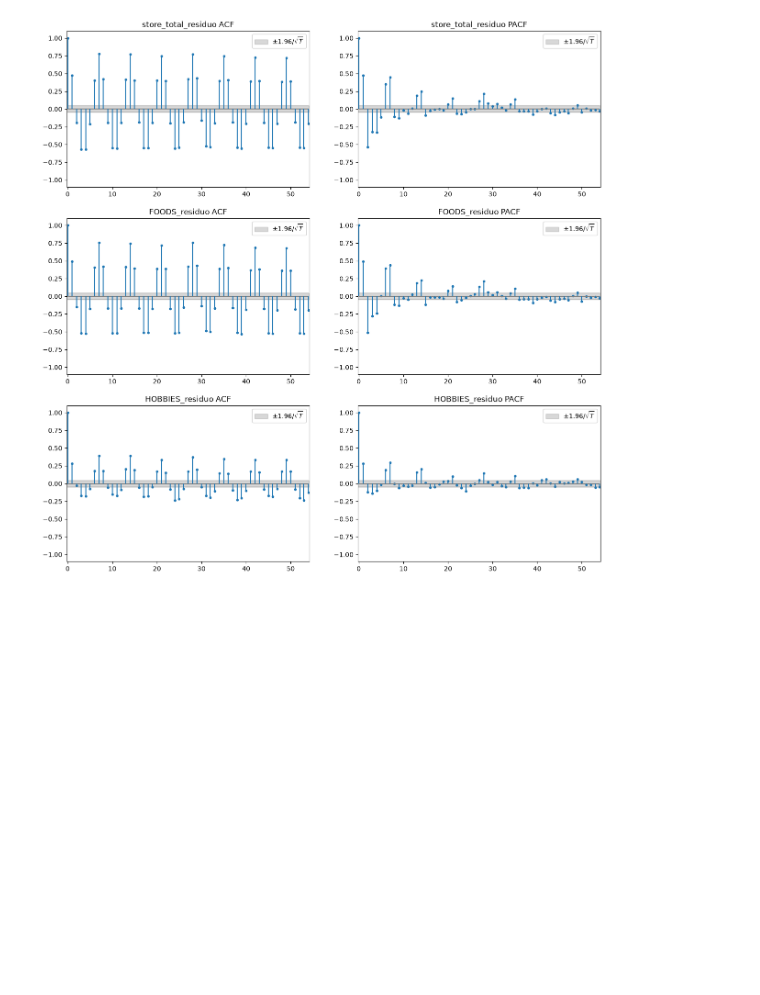
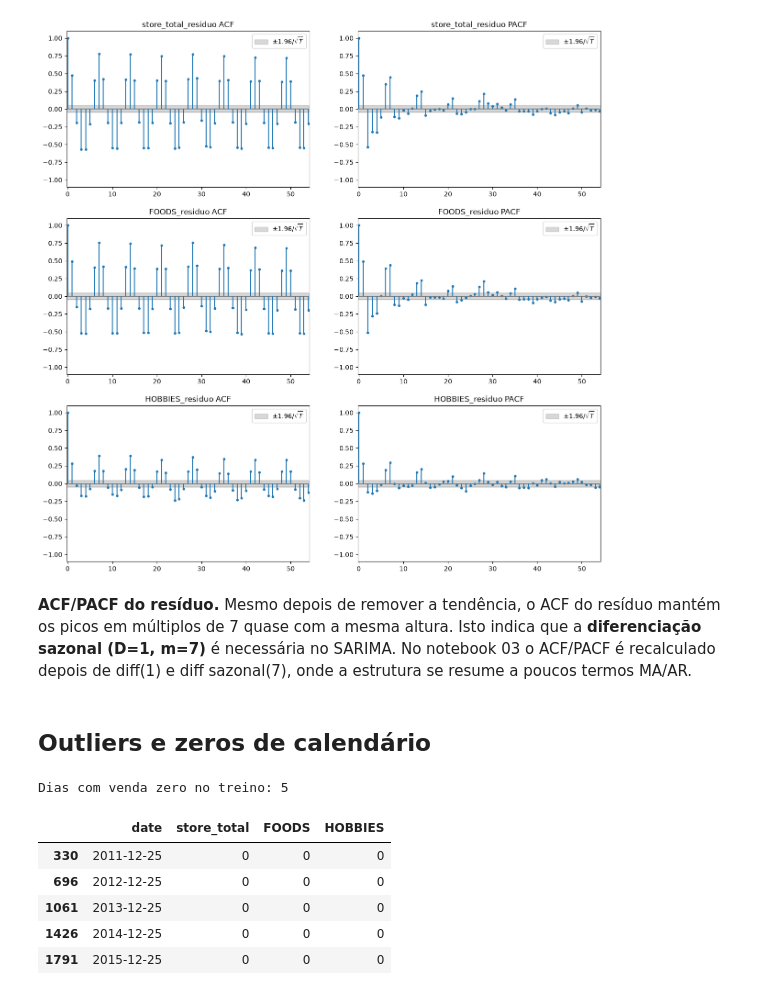
Before and after one commit to JaimeWillianCarneiro/Series-Temporais-G5, a Jupyter notebook: src/entrega_1/01_diagnostico_visual.ipynb, the cells around one changed output. Saved outputs shown, nothing was run; the diff lists cells and outputs as text; code cells hidden in the pictures; blank space fills up the shorter version.

```diff
--- a/src/entrega_1/01_diagnostico_visual.ipynb
+++ b/src/entrega_1/01_diagnostico_visual.ipynb
@@ -378,3 +399,20 @@ plot_acf_pacf(lags, acfs_FOODS_residuo, banda_acf, pacfs_FOODS_residuo, banda_pa
 plot_acf_pacf(lags, acfs_HOBBIES_residuo, banda_acf, pacfs_HOBBIES_residuo, banda_pacf, axes=axes[4:], serie_name="HOBBIES_residuo")
 # %% [output]
 [figure]
+# %% [markdown]
+**ACF/PACF do resíduo.** Mesmo depois de remover a tendência, o ACF do resíduo mantém os picos em múltiplos de 7 quase com a mesma altura. Isto indica que a **diferenciação sazonal (D=1, m=7)** é necessária no SARIMA. No notebook 03 o ACF/PACF é recalculado depois de diff(1) e diff sazonal(7), onde a estrutura se resume a poucos termos MA/AR.
+# %% [markdown]
+## Outliers e zeros de calendário
+# %%
+series = ["store_total", "FOODS", "HOBBIES"]
+zeros = df_train[df_train[series].eq(0).any(axis=1)][["date"] + series]
+print(f"Dias com venda zero no treino: {len(zeros)}")
+zeros
+# %% [output]
+Dias com venda zero no treino: 5
+|  | date | store_total | FOODS | HOBBIES |
+| 330 | 2011-12-25 | 0 | 0 | 0 |
+| 696 | 2012-12-25 | 0 | 0 | 0 |
+| 1061 | 2013-12-25 | 0 | 0 | 0 |
+| 1426 | 2014-12-25 | 0 | 0 | 0 |
+| 1791 | 2015-12-25 | 0 | 0 | 0 |
```
Also changed, not shown: parts of 16 cells of this notebook, 6 other files.
